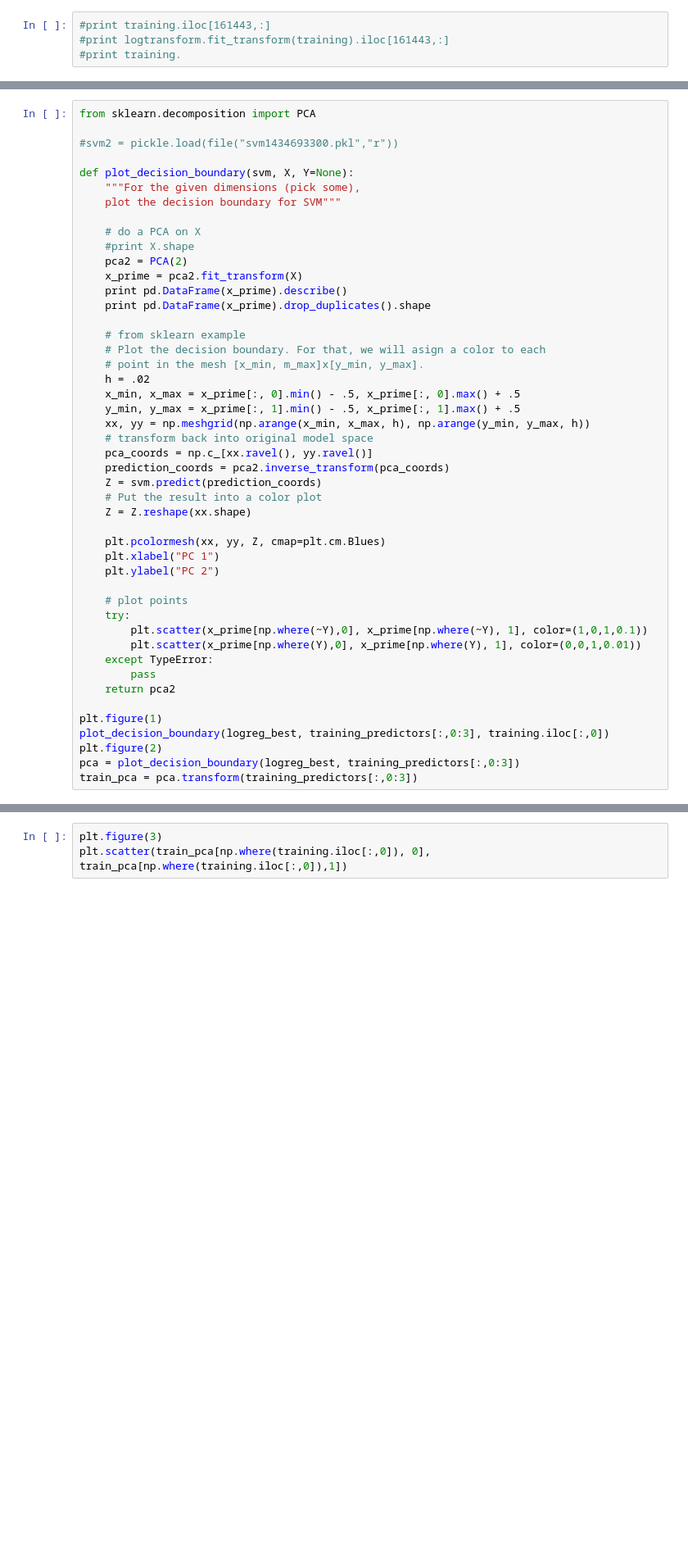
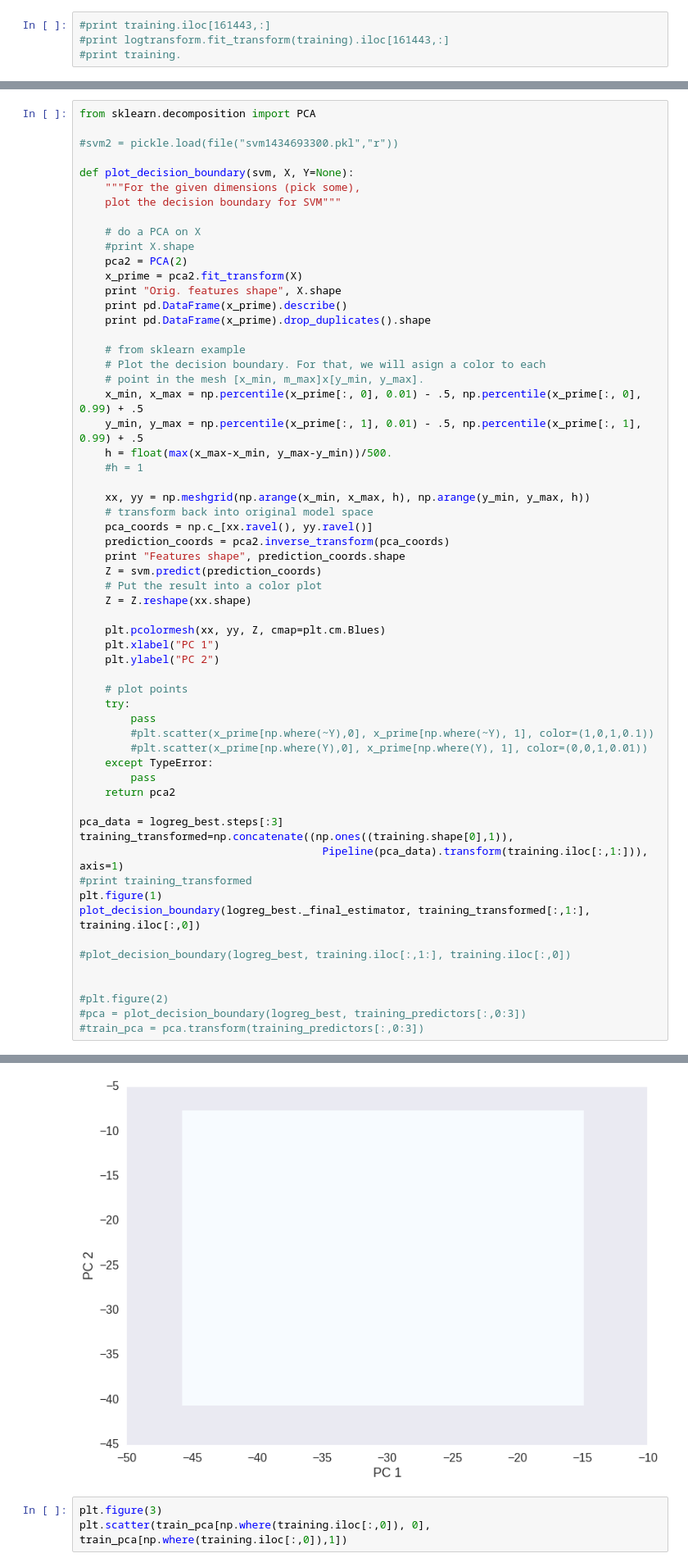
Before and after one commit to pcallier/insight, a Jupyter notebook: notebooks/Retention-Churn.ipynb, the cells around one changed output, grey strips where cells are left out. Shown at 82% size. Saved outputs shown, nothing was run; the diff lists cells and outputs as text; blank space fills up the shorter version.

```diff
--- a/notebooks/Retention-Churn.ipynb
+++ b/notebooks/Retention-Churn.ipynb
@@ -531,19 +517,23 @@ def plot_decision_boundary(svm, X, Y=None):
     #print X.shape
     pca2 = PCA(2)
     x_prime = pca2.fit_transform(X)
+    print "Orig. features shape", X.shape
     print pd.DataFrame(x_prime).describe()
     print pd.DataFrame(x_prime).drop_duplicates().shape
 
     # from sklearn example
     # Plot the decision boundary. For that, we will asign a color to each
     # point in the mesh [x_min, m_max]x[y_min, y_max].
-    h = .02
-    x_min, x_max = x_prime[:, 0].min() - .5, x_prime[:, 0].max() + .5
-    y_min, y_max = x_prime[:, 1].min() - .5, x_prime[:, 1].max() + .5
+    x_min, x_max = np.percentile(x_prime[:, 0], 0.01) - .5, np.percentile(x_prime[:, 0], 0.99) + .5
+    y_min, y_max = np.percentile(x_prime[:, 1], 0.01) - .5, np.percentile(x_prime[:, 1], 0.99) + .5
+    h = float(max(x_max-x_min, y_max-y_min))/500.
+    #h = 1
+
     xx, yy = np.meshgrid(np.arange(x_min, x_max, h), np.arange(y_min, y_max, h))
     # transform back into original model space
     pca_coords = np.c_[xx.ravel(), yy.ravel()]
     prediction_coords = pca2.inverse_transform(pca_coords)
+    print "Features shape", prediction_coords.shape
     Z = svm.predict(prediction_coords)
     # Put the result into a color plot
     Z = Z.reshape(xx.shape)
@@ -554,14 +544,24 @@ def plot_decision_boundary(svm, X, Y=None):
 
     # plot points
     try:
-        plt.scatter(x_prime[np.where(~Y),0], x_prime[np.where(~Y), 1], color=(1,0,1,0.1))
-        plt.scatter(x_prime[np.where(Y),0], x_prime[np.where(Y), 1], color=(0,0,1,0.01))
+        pass
+        #plt.scatter(x_prime[np.where(~Y),0], x_prime[np.where(~Y), 1], color=(1,0,1,0.1))
+        #plt.scatter(x_prime[np.where(Y),0], x_prime[np.where(Y), 1], color=(0,0,1,0.01))
     except TypeError:
         pass
     return pca2
 
+pca_data = logreg_best.steps[:3]
+training_transformed=np.concatenate((np.ones((training.shape[0],1)),
+                                      Pipeline(pca_data).transform(training.iloc[:,1:])), axis=1)
+#print training_transformed
 plt.figure(1)
-plot_decision_boundary(logreg_best, training_predictors[:,0:3], training.iloc[:,0])
-plt.figure(2)
-pca = plot_decision_boundary(logreg_best, training_predictors[:,0:3])
-train_pca = pca.transform(training_predictors[:,0:3])
+plot_decision_boundary(logreg_best._final_estimator, training_transformed[:,1:], training.iloc[:,0])
+
+#plot_decision_boundary(logreg_best, training.iloc[:,1:], training.iloc[:,0])
+
+
+#plt.figure(2)
+#pca = plot_decision_boundary(logreg_best, training_predictors[:,0:3])
+#train_pca = pca.transform(training_predictors[:,0:3])
+# %% [output]
@@ -568,3 +581,4 @@ train_pca = pca.transform(training_predictors[:,0:3])
+[figure, added]
 # %%
 plt.figure(3)
 plt.scatter(train_pca[np.where(training.iloc[:,0]), 0], train_pca[np.where(training.iloc[:,0]),1])
```
Also changed, not shown: parts of 7 cells of this notebook, 10 other files.
